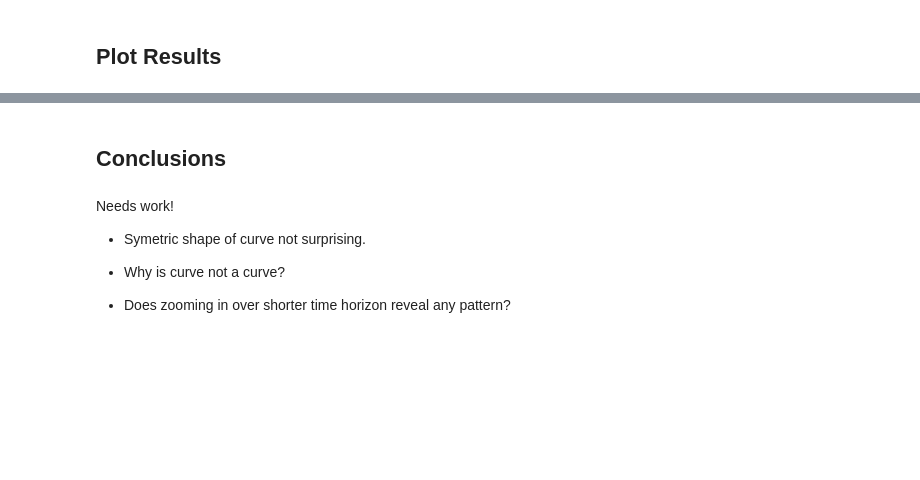
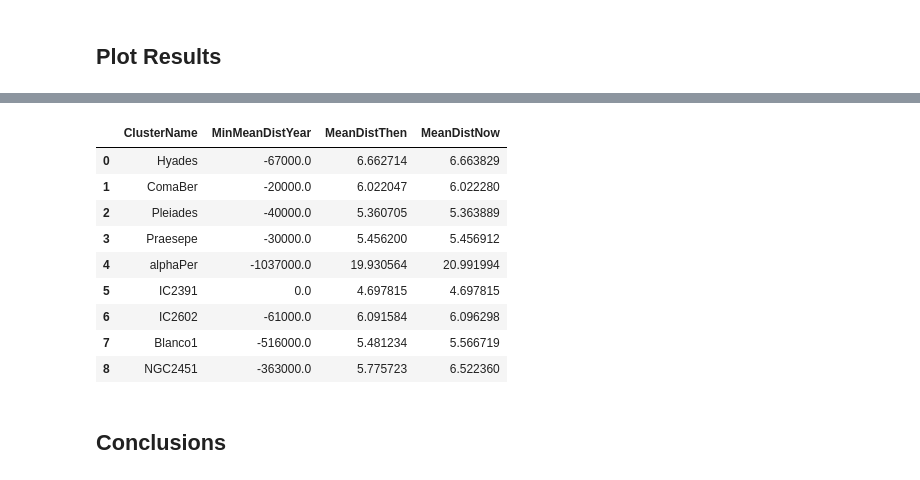
Before and after one commit to kevinmcmanus/runawaysearch, a Jupyter notebook: Motions.ipynb, the cells around one changed output, grey strips where cells are left out. Cells and saved outputs as stored; diff of their text form; code cells hidden in the pictures; blank space fills up the shorter version.

```diff
--- a/Motions.ipynb
+++ b/Motions.ipynb
@@ -426,10 +451,18 @@ cluster: NGC2451, Mean Dist: 6.522360147072694
+# %%
+pd.DataFrame({'ClusterName':cluster_names,
+            'MinMeanDistYear':[member_dist_from_center[cl]['time_min'] for cl in cluster_names],
+             'MeanDistThen':[member_dist_from_center[cl]['MinMeanDist'] for cl in cluster_names],
+             'MeanDistNow':[member_dist_from_center[cl]['MeanDistance'][-1] for cl in cluster_names]})
+# %% [output]
+|  | ClusterName | MinMeanDistYear | MeanDistThen | MeanDistNow |
+| 0 | Hyades | -67000.0 | 6.662714 | 6.663829 |
+| 1 | ComaBer | -20000.0 | 6.022047 | 6.022280 |
+| 2 | Pleiades | -40000.0 | 5.360705 | 5.363889 |
+| 3 | Praesepe | -30000.0 | 5.456200 | 5.456912 |
+| 4 | alphaPer | -1037000.0 | 19.930564 | 20.991994 |
+| 5 | IC2391 | 0.0 | 4.697815 | 4.697815 |
+| 6 | IC2602 | -61000.0 | 6.091584 | 6.096298 |
+| 7 | Blanco1 | -516000.0 | 5.481234 | 5.566719 |
+| 8 | NGC2451 | -363000.0 | 5.775723 | 6.522360 |
 # %% [markdown]
 ## Conclusions
-# %% [markdown]
-Needs work!
-
-- Symetric shape of curve not surprising.
-
-- Why is curve not a curve?
-
-- Does zooming in over shorter time horizon  reveal any pattern?
```
Also changed, not shown: parts of 8 cells of this notebook.
